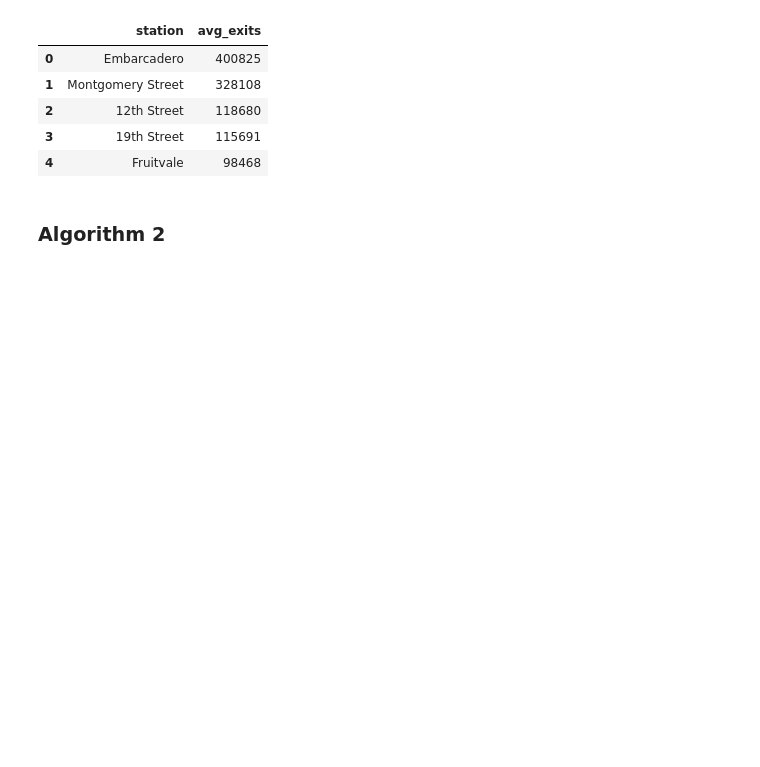
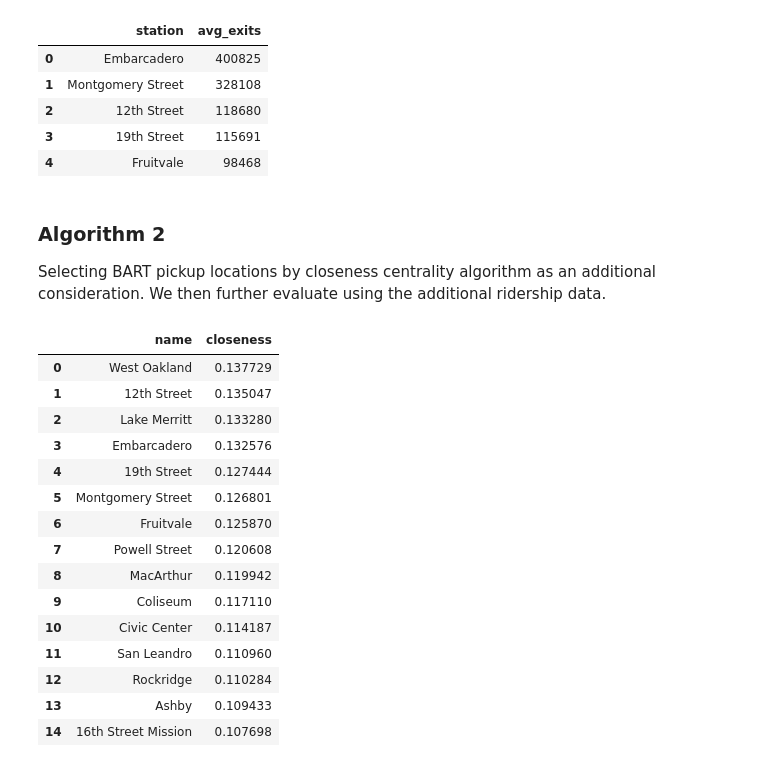
Before and after one commit to mids-w205/ChristensenDjalaliSelbyYaoProject3, a Jupyter notebook: code/Neo4j Code.ipynb, the cells around one changed output. Drawn from its saved outputs; the diff is of its cells as text; code cells hidden in the pictures; blank space fills up the shorter version.

```diff
--- a/code/Neo4j Code.ipynb
+++ b/code/Neo4j Code.ipynb
@@ -818,3 +907,48 @@ df[:5]
 | 4 | Fruitvale | 98468 |
 # %% [markdown]
 ### Algorithm 2
+
+Selecting BART pickup locations by closeness centrality algorithm as an additional consideration. We then further evaluate using the additional ridership data.
+# %%
+query = "CALL gds.graph.drop('ds_graph', false)"
+session.run(query)
+
+query = "CALL gds.graph.project('ds_graph', 'Station', 'LINK', {relationshipProperties: 'weight'})"
+session.run(query)
+
+query = """
+
+CALL gds.beta.closeness.stream('ds_graph')
+YIELD nodeId, score
+RETURN gds.util.asNode(nodeId).name AS name, score as closeness
+ORDER BY score DESC
+
+"""
+
+results = my_neo4j_run_query_pandas(query)
+
+results = results[~results['name'].str.contains('arrive')]
+results = results[~results['name'].str.contains('depart')]
+results['name'] = results['name'].str.extract('^[\w]* ([\w\s]*)')
+includingCloseness = results.groupby(['name'],
+                as_index = False).mean().sort_values(by = 'closeness',
+                                                     ascending = False).reset_index(drop = True)[:15]
+
+includingCloseness
+# %% [output]
+|  | name | closeness |
+| 0 | West Oakland | 0.137729 |
+| 1 | 12th Street | 0.135047 |
+| 2 | Lake Merritt | 0.133280 |
+| 3 | Embarcadero | 0.132576 |
+| 4 | 19th Street | 0.127444 |
+| 5 | Montgomery Street | 0.126801 |
+| 6 | Fruitvale | 0.125870 |
+| 7 | Powell Street | 0.120608 |
+| 8 | MacArthur | 0.119942 |
+| 9 | Coliseum | 0.117110 |
+| 10 | Civic Center | 0.114187 |
+| 11 | San Leandro | 0.110960 |
+| 12 | Rockridge | 0.110284 |
+| 13 | Ashby | 0.109433 |
+| 14 | 16th Street Mission | 0.107698 |
```
Also changed, not shown: parts of 17 cells of this notebook, 4 other files.
